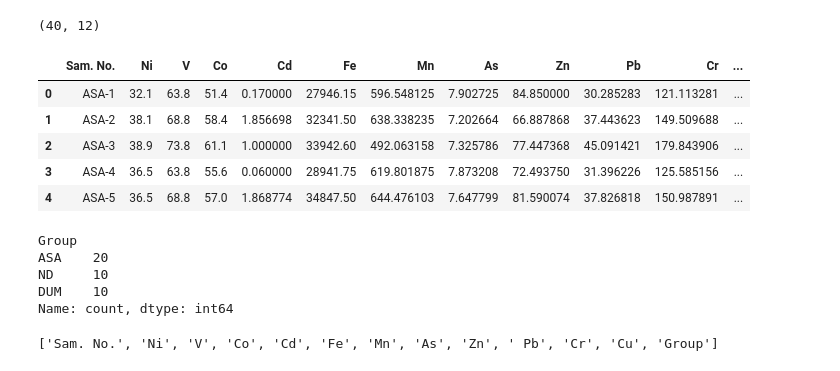
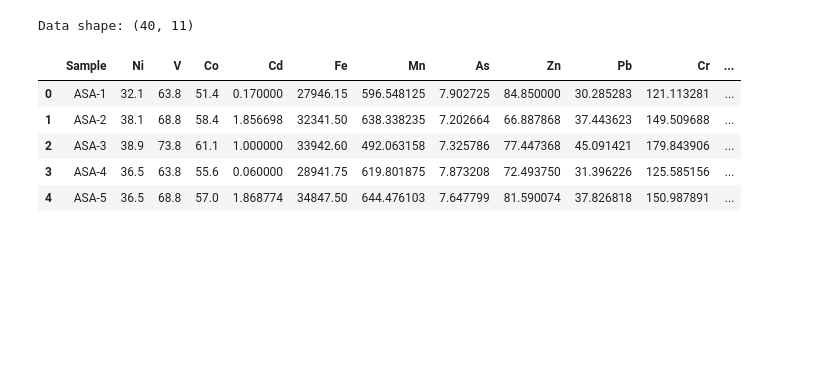
Before and after one commit to nibaskumar93n-debug/Morphoinformatics, a Jupyter notebook: ashik_sankey_plot.ipynb, the cells around one changed output. Cells and saved outputs as stored; diff of their text form; code cells hidden in the pictures; blank space fills up the shorter version.

```diff
--- a/ashik_sankey_plot.ipynb
+++ b/ashik_sankey_plot.ipynb
@@ -9,36 +9,21 @@ Saving soil Heavy Metals.xlsx to soil Heavy Metals (3).xlsx
 # %%
 import pandas as pd
 import numpy as np
 
 filename = list(uploaded.keys())[0]
+df = pd.read_excel(filename) if filename.endswith('.xlsx') else pd.read_csv(filename)
+df.columns = df.columns.str.strip()
+df.rename(columns={df.columns[0]: 'Sample'}, inplace=True)
 
-if filename.endswith('.csv'):
-    df = pd.read_csv(filename)
-else:
-    df = pd.read_excel(filename)
-
-df.rename(columns={df.columns[0]: 'Sam. No.'}, inplace=True)
-print(df.shape)
+metals = ['Ni', 'V', 'Co', 'Cd', 'Fe', 'Mn', 'As', 'Zn', 'Pb', 'Cr', 'Cu']
+X = df[metals].values
+print("Data shape:", X.shape)
 df.head()
 # %% [output]
-(40, 12)
+Data shape: (40, 11)
-|  | Sam. No. | Ni | V | Co | Cd | Fe | Mn | As | Zn | Pb | Cr | ... |
+|  | Sample | Ni | V | Co | Cd | Fe | Mn | As | Zn | Pb | Cr | ... |
 | 0 | ASA-1 | 32.1 | 63.8 | 51.4 | 0.170000 | 27946.15 | 596.548125 | 7.902725 | 84.850000 | 30.285283 | 121.113281 | ... |
 | 1 | ASA-2 | 38.1 | 68.8 | 58.4 | 1.856698 | 32341.50 | 638.338235 | 7.202664 | 66.887868 | 37.443623 | 149.509688 | ... |
 | 2 | ASA-3 | 38.9 | 73.8 | 61.1 | 1.000000 | 33942.60 | 492.063158 | 7.325786 | 77.447368 | 45.091421 | 179.843906 | ... |
 | 3 | ASA-4 | 36.5 | 63.8 | 55.6 | 0.060000 | 28941.75 | 619.801875 | 7.873208 | 72.493750 | 31.396226 | 125.585156 | ... |
 | 4 | ASA-5 | 36.5 | 68.8 | 57.0 | 1.868774 | 34847.50 | 644.476103 | 7.647799 | 81.590074 | 37.826818 | 150.987891 | ... |
-# %%
-# Extracts ASA / ND / DUM directly from sample names like ASA-1, ND-21, DUM-31
-df['Group'] = df['Sam. No.'].str.extract(r'^([A-Za-z]+)', expand=False).str.upper()
-print(df['Group'].value_counts())
-# %% [output]
-Group
-ASA    20
-ND     10
-DUM    10
-Name: count, dtype: int64
-# %%
-print(df.columns.tolist())
-# %% [output]
-['Sam. No.', 'Ni', 'V', 'Co', 'Cd', 'Fe', 'Mn', 'As', 'Zn', ' Pb', 'Cr', 'Cu', 'Group']
```
Also changed, not shown: parts of 15 cells of this notebook.
